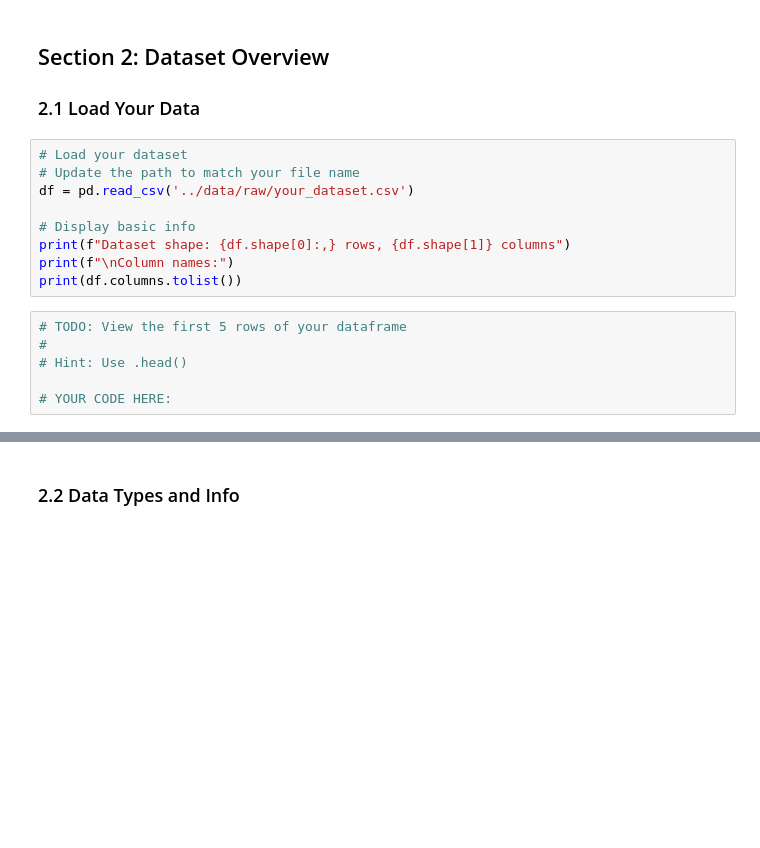
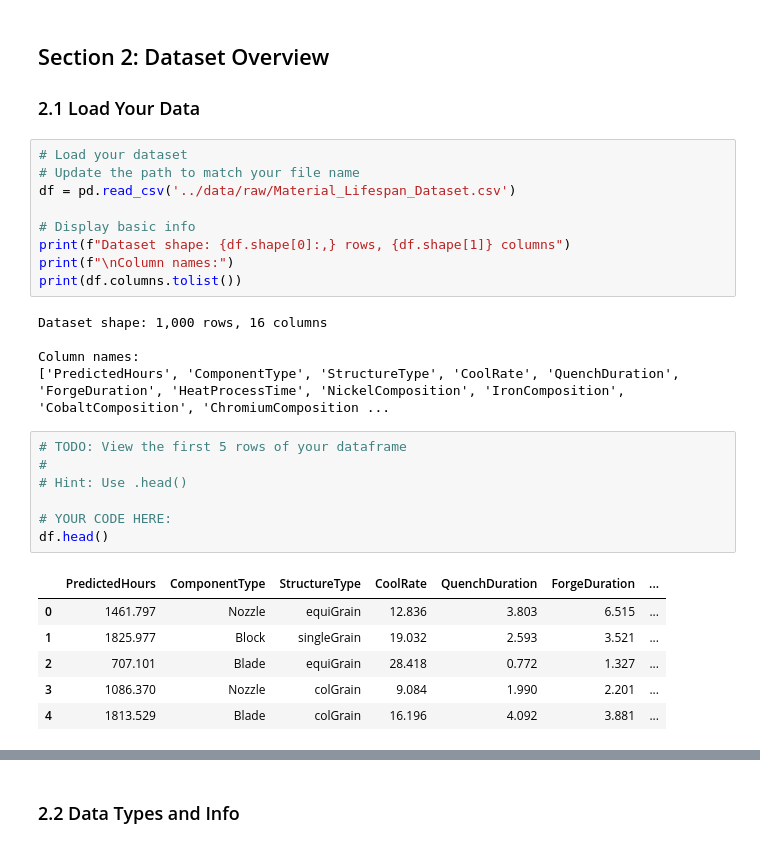
Before and after one commit to Jfrankgoff/individual-capstone-Jfrankgoff, a Jupyter notebook: notebooks/01_problem_statement_and_eda.ipynb, the cells around one changed output, grey strips where cells are left out. Saved outputs shown, nothing was run; the diff lists cells and outputs as text; blank space fills up the shorter version.

```diff
--- a/notebooks/01_problem_statement_and_eda.ipynb
+++ b/notebooks/01_problem_statement_and_eda.ipynb
@@ -108,18 +108,31 @@ There are several people that would care about this prediction - Plant Managers,
 # %%
 # Load your dataset
 # Update the path to match your file name
-df = pd.read_csv('../data/raw/your_dataset.csv')
+df = pd.read_csv('../data/raw/Material_Lifespan_Dataset.csv')
 
 # Display basic info
 print(f"Dataset shape: {df.shape[0]:,} rows, {df.shape[1]} columns")
 print(f"\nColumn names:")
 print(df.columns.tolist())
+# %% [output]
+Dataset shape: 1,000 rows, 16 columns
+
+Column names:
+['PredictedHours', 'ComponentType', 'StructureType', 'CoolRate', 'QuenchDuration', 'ForgeDuration', 'HeatProcessTime', 'NickelComposition', 'IronComposition', 'CobaltComposition', 'ChromiumComposition ...
 # %%
 # TODO: View the first 5 rows of your dataframe
 #
 # Hint: Use .head()
 
 # YOUR CODE HERE:
+df.head()
+# %% [output]
+|  | PredictedHours | ComponentType | StructureType | CoolRate | QuenchDuration | ForgeDuration | ... |
+| 0 | 1461.797 | Nozzle | equiGrain | 12.836 | 3.803 | 6.515 | ... |
+| 1 | 1825.977 | Block | singleGrain | 19.032 | 2.593 | 3.521 | ... |
+| 2 | 707.101 | Blade | equiGrain | 28.418 | 0.772 | 1.327 | ... |
+| 3 | 1086.370 | Nozzle | colGrain | 9.084 | 1.990 | 2.201 | ... |
+| 4 | 1813.529 | Blade | colGrain | 16.196 | 4.092 | 3.881 | ... |
 # %%
 # TODO: View the last 5 rows of your dataframe
 #
```
Also changed, not shown: parts of 7 cells of this notebook.
